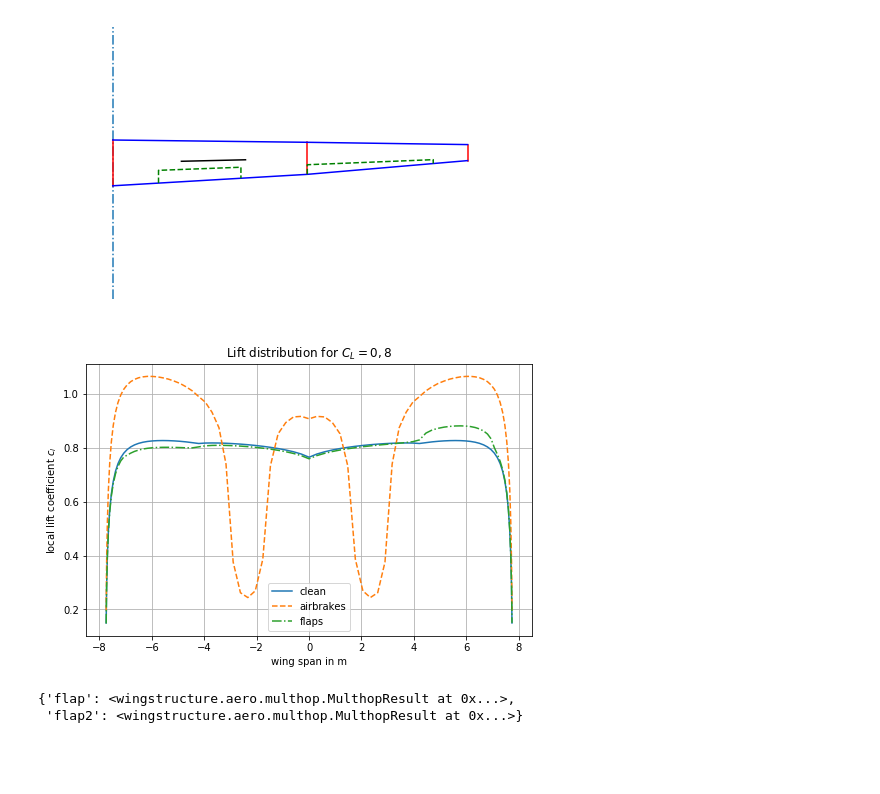
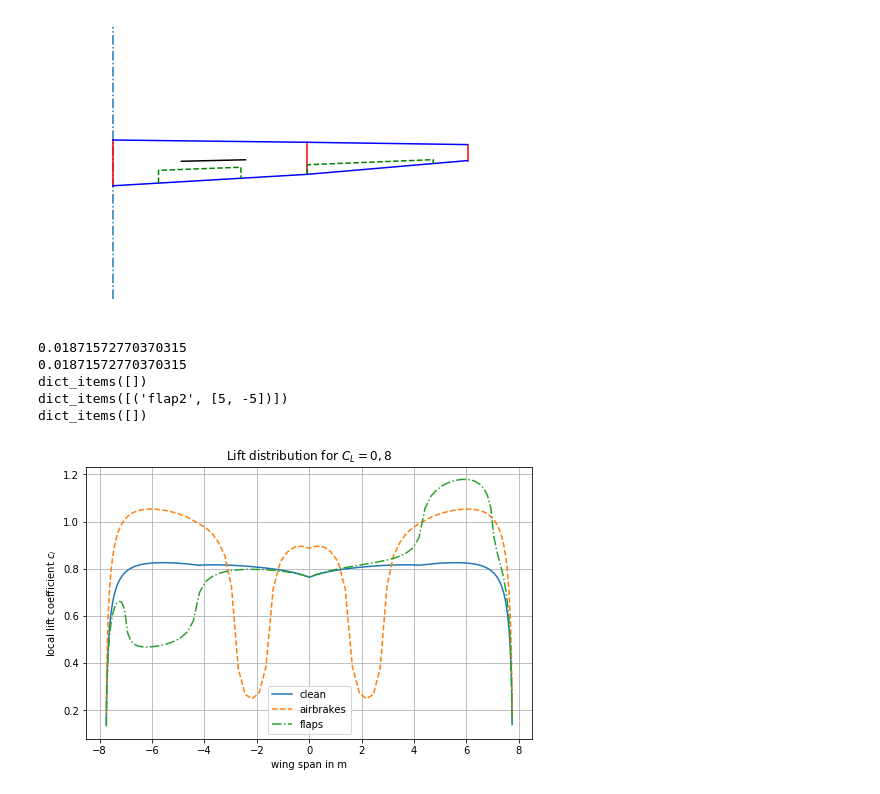
Before and after one commit to akafliegdarmstadt/wingstructure, a Jupyter notebook: examples/02_Analysis_Example.ipynb, the cells around one changed output. Saved outputs shown, nothing was run; the diff lists cells and outputs as text; code cells hidden in the pictures; blank space fills up the shorter version.

Commit message:
finish new aero calculation function

```diff
--- a/examples/02_Analysis_Example.ipynb
+++ b/examples/02_Analysis_Example.ipynb
@@ -30,28 +30,28 @@ plt.savefig('wing.png')
 # %%
 liftana = aero.LiftAnalysis.generate(wing)
 
 span_pos = liftana.ys
 
 α, distribution, C_Dib = liftana.calculate(C_L=0.8)
 α_qr, distribution_q, C_Dia = liftana.calculate(C_L=0.8,
-            controls={'flap2': [50, -15]})
+            controls={'flap2': [5, -5]})
 α_ab, distribution_ab, C_Di = liftana.calculate(C_L=0.8, airbrake=True)
 
 plt.figure(figsize=(8,5))
 plt.plot(span_pos, distribution, label='clean')
 plt.plot(span_pos, distribution_ab, '--', label='airbrakes')
 plt.plot(span_pos, distribution_q, '-.', label='flaps')
 plt.xlabel('wing span in m')
 plt.ylabel('local lift coefficient $c_l$')
 plt.title('Lift distribution for $C_L = 0,8$')
 plt.grid()
 plt.legend()
 plt.savefig('Liftdistribution.png')
 plt.savefig('Liftdistribution.pdf')
 # %% [output]
+0.01871572770370315
+0.01871572770370315
+dict_items([])
+dict_items([('flap2', [5, -5])])
+dict_items([])
-[figure, old version]
+[figure, new version]
-# %%
-liftana._coontrol_surfaces
-# %% [output]
-{'flap': <wingstructure.aero.multhop.MulthopResult at 0x...>,
- 'flap2': <wingstructure.aero.multhop.MulthopResult at 0x...>}
```
Also changed, not shown: parts of 2 cells of this notebook, 3 other files.
